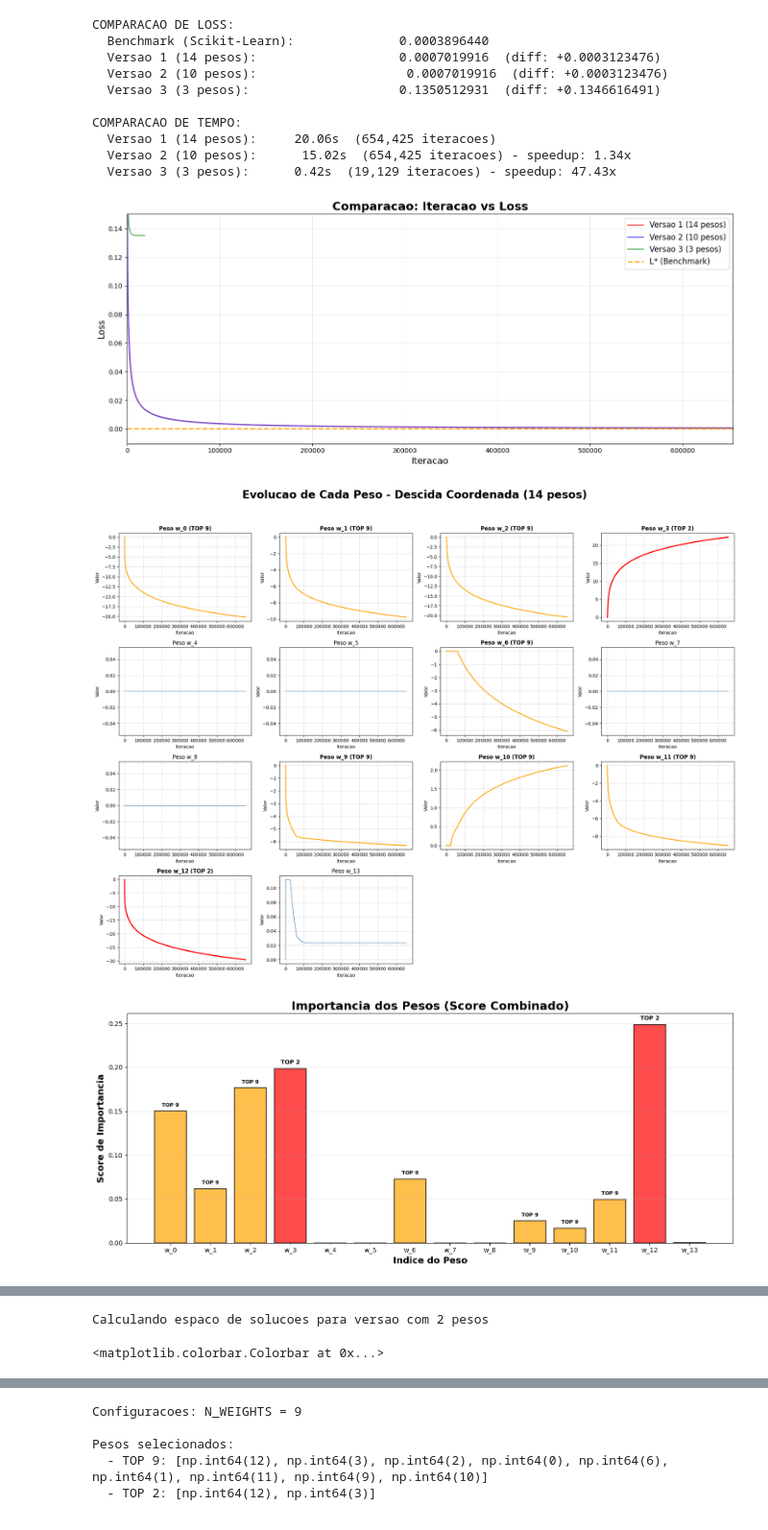
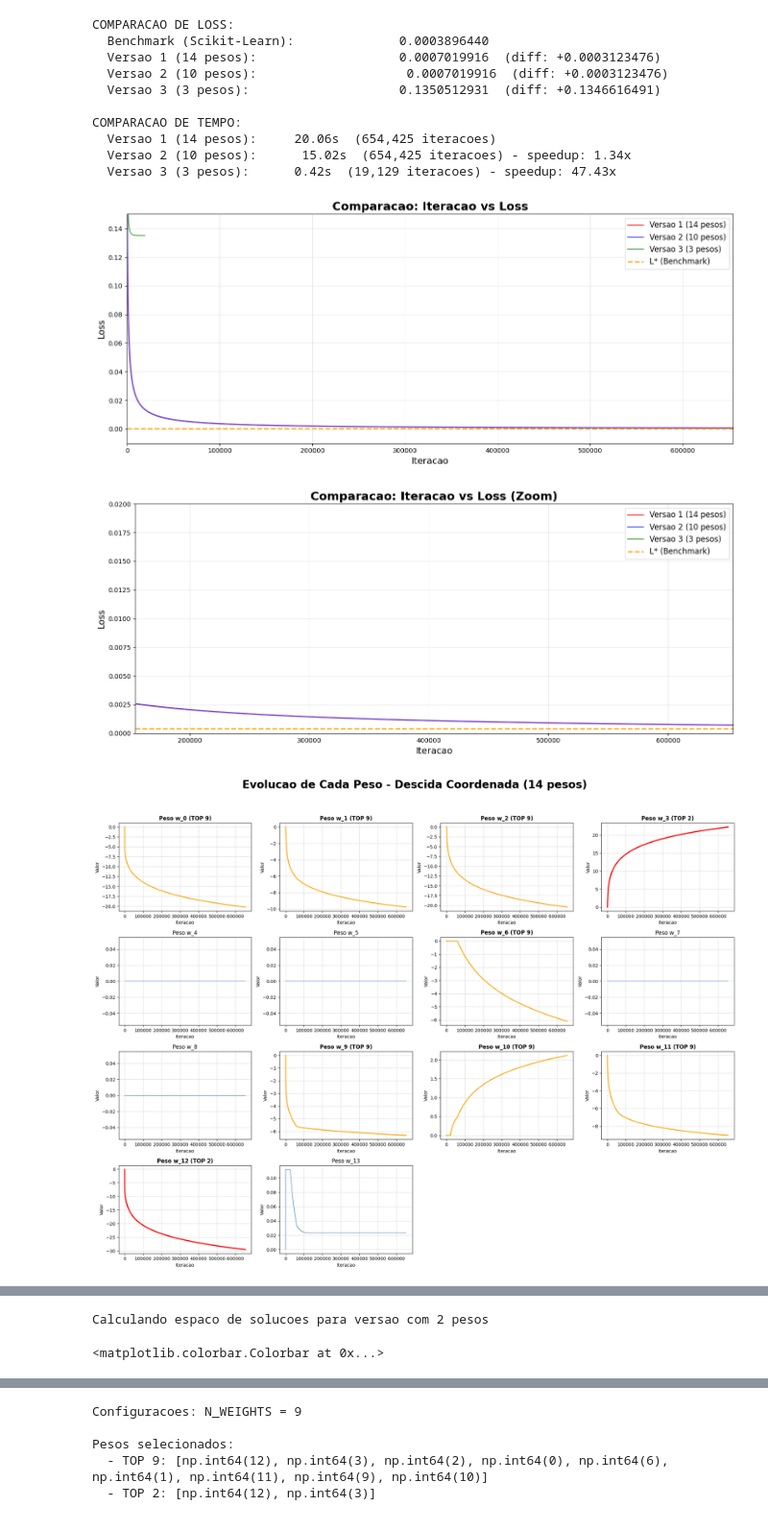
Before and after one commit to pdMiranda/OtimizacaoSistemas, a Jupyter notebook: Projeto/main.ipynb, the cells around one changed output, grey strips where cells are left out. Shown at 96% size. Cells and saved outputs as stored; diff of their text form; code cells hidden in the pictures.

```diff
--- a/Projeto/main.ipynb
+++ b/Projeto/main.ipynb
@@ -316,6 +316,35 @@ plt.ylabel('Loss', fontsize=14)
 max_iter_plot = max(total_iterations_14, results_n['iterations'], results_2['iterations'])
 plt.xlim(0, max_iter_plot)
 plt.ylim(-0.01, 0.15)
+plt.legend(fontsize=12)
+plt.grid(alpha=0.3)
+plt.tight_layout()
+plt.show()
+
+
+# Comparação Loss zoom
+plt.figure(figsize=(14, 6))
+window_size = 500000
+start_idx_14 = max(0, total_iterations_14 - window_size)
+start_idx_n = max(0, results_n['iterations'] - window_size)
+start_idx_2 = max(0, results_2['iterations'] - window_size)
+
+plt.plot(range(start_idx_14, total_iterations_14),
+         loss_gradient[start_idx_14:],
+         'r-', label=f'Versao 1 (14 pesos)', alpha=0.7, linewidth=1.5)
+plt.plot(range(start_idx_n, results_n['iterations']),
+         results_n['loss_history'][start_idx_n:],
+         'b-', label=f'Versao 2 ({len(feature_indices_n)} pesos)', alpha=0.7, linewidth=1.5)
+plt.plot(range(start_idx_2, results_2['iterations']),
+         results_2['loss_history'][start_idx_2:],
+         'g-', label=f'Versao 3 ({len(feature_indices_2)} pesos)', alpha=0.7, linewidth=1.5)
+plt.axhline(y=L_star, color='orange', linestyle='--', linewidth=2, label='L* (Benchmark)')
+
+plt.title('Comparacao: Iteracao vs Loss (Zoom)', fontsize=18, fontweight='bold')
+plt.xlabel('Iteracao', fontsize=14)
+plt.ylabel('Loss', fontsize=14)
+plt.xlim(max_iter_plot - window_size, max_iter_plot)
+plt.ylim(0, 0.02)
 plt.legend(fontsize=12)
 plt.grid(alpha=0.3)
 plt.tight_layout()
@@ -470,32 +499,32 @@ scatter2 = ax2.scatter(results_2['weights_history'][::step, 0],
                        alpha=0.8,
                        edgecolors='black',
                        linewidths=0.5,
                        zorder=5)
 ax2.scatter([results_2['weights_history'][0, 0]],
             [results_2['weights_history'][0, 1]],
             c='lime',
             s=200,
             marker='o',
             label='Inicio',
             edgecolors='black',
             linewidths=2,
             zorder=10)
 ax2.scatter([results_2['weights_history'][-1, 0]],
             [results_2['weights_history'][-1, 1]],
             c='red',
             s=200,
             marker='*',
             label='Final',
             edgecolors='black',
             linewidths=2,
             zorder=10)
 ax2.set_xlabel(f'w_{top_2_indices[0]}', fontsize=12, fontweight='bold')
 ax2.set_ylabel(f'w_{top_2_indices[1]}', fontsize=12, fontweight='bold')
 ax2.set_title('Projecao 2D - Versao 3', fontsize=14, fontweight='bold')
 ax2.legend()
 ax2.grid(alpha=0.3)
 plt.colorbar(contourf, ax=ax2, label='Loss')
 # %% [output]
 [figure]
-[figure, old version]
+[figure, new version]
-[figure, old version]
+[figure, new version]
```
Also changed, not shown: parts of 1 cell of this notebook.
